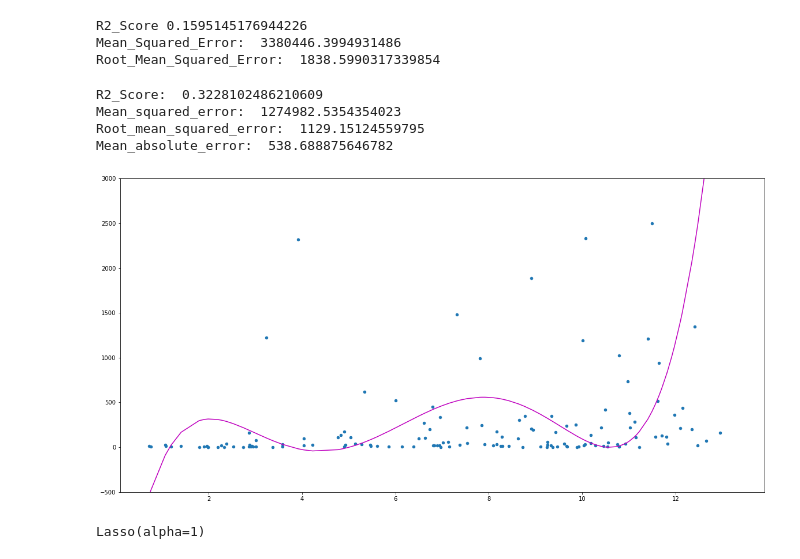
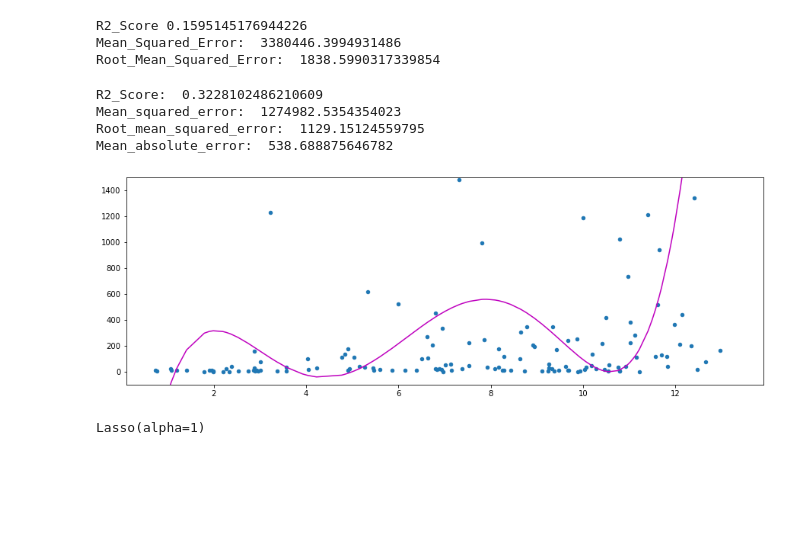
Before and after one commit to bluewallumich/Predicting-Educational-Outcomes, a Jupyter notebook: Milestone II Project v1.ipynb, the cells around one changed output. Saved outputs shown, nothing was run; the diff lists cells and outputs as text; code cells hidden in the pictures; blank space fills up the shorter version.

```diff
--- a/Milestone II Project v1.ipynb
+++ b/Milestone II Project v1.ipynb
@@ -645,37 +645,37 @@ ypoly = modified_df_final ['avg_2000_2015'].to_numpy()
 
 X_ = PolynomialFeatures(degree=5,include_bias=False).fit_transform(Xpoly)
 poly_model = LinearRegression().fit(X_,ypoly)
 
 y_pred1 = poly_model.predict(X_)
 #print(y_pred)
 
 final_score1 = r2_score(ypoly,y_pred1)
 mean_sqrd_error1 = mean_squared_error(ypoly,y_pred1)
 root_mean_sqrd_error1 = np.sqrt(mean_squared_error(ypoly,y_pred1))
 mae = mean_absolute_error(ypoly,y_pred1)
 
 print("R2_Score: ",final_score1)
 print("Mean_squared_error: ",mean_sqrd_error1)
 print("Root_mean_squared_error: ",root_mean_sqrd_error1)
 print("Mean_absolute_error: ",mae)
 
 f = plt.figure()
-f.set_figwidth(20)
-f.set_figheight(10)
-plt.ylim(-500, 3000)
+f.set_figwidth(15)
+f.set_figheight(5)
+plt.ylim(-100, 1500)
 plt.scatter(Xpoly, ypoly, s=20)
 # sort the values of x before line plot
 sort_axis = operator.itemgetter(0)
 sorted_zip = sorted(zip(Xpoly,y_pred1), key=sort_axis)
 x, y_pred1 = zip(*sorted_zip)
 plt.plot(x, y_pred1, color='m')
 plt.show()
 # %% [output]
 R2_Score:  0.3228102486210609
 Mean_squared_error:  1274982.5354354023
 Root_mean_squared_error:  1129.15124559795
 Mean_absolute_error:  538.688875646782
-[figure, old version]
+[figure, new version]
 # %%
 ###LASSO REGRESSION
 from sklearn.linear_model import Lasso
```
Also changed, not shown: parts of 2 cells of this notebook.
